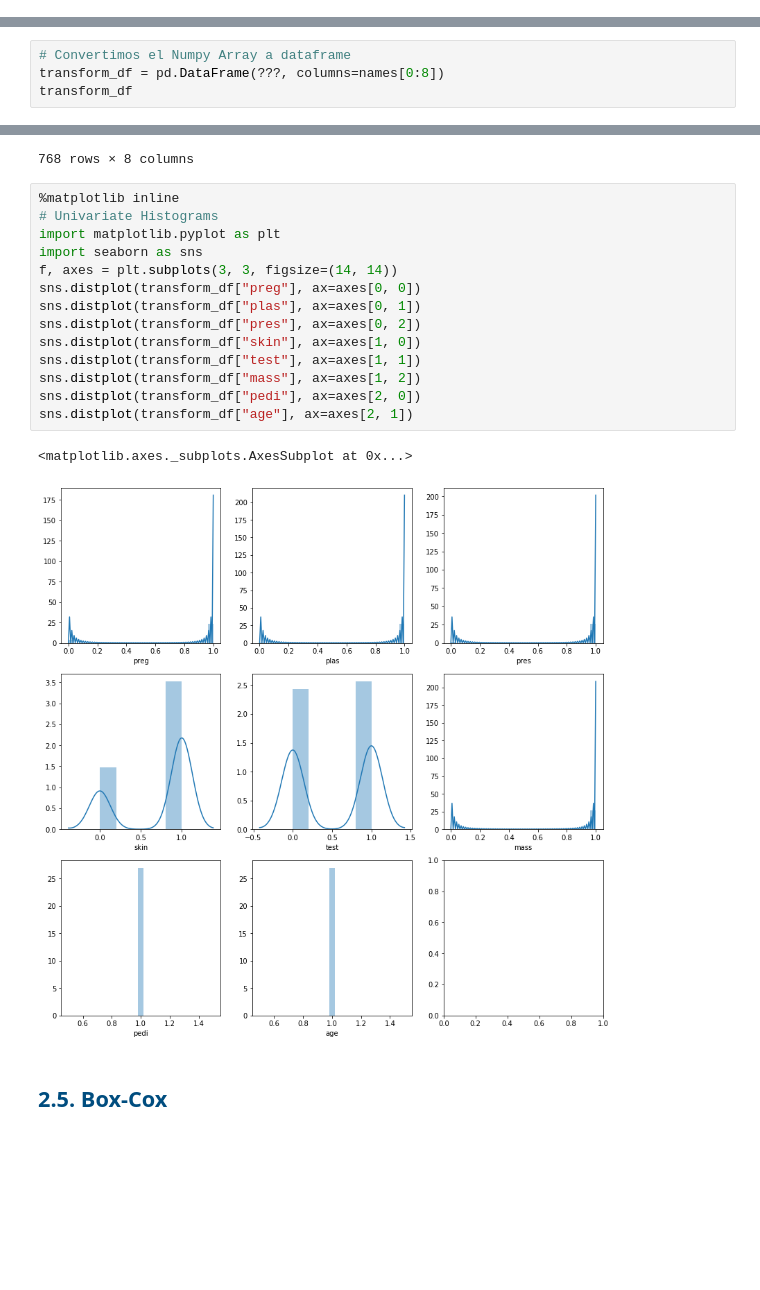
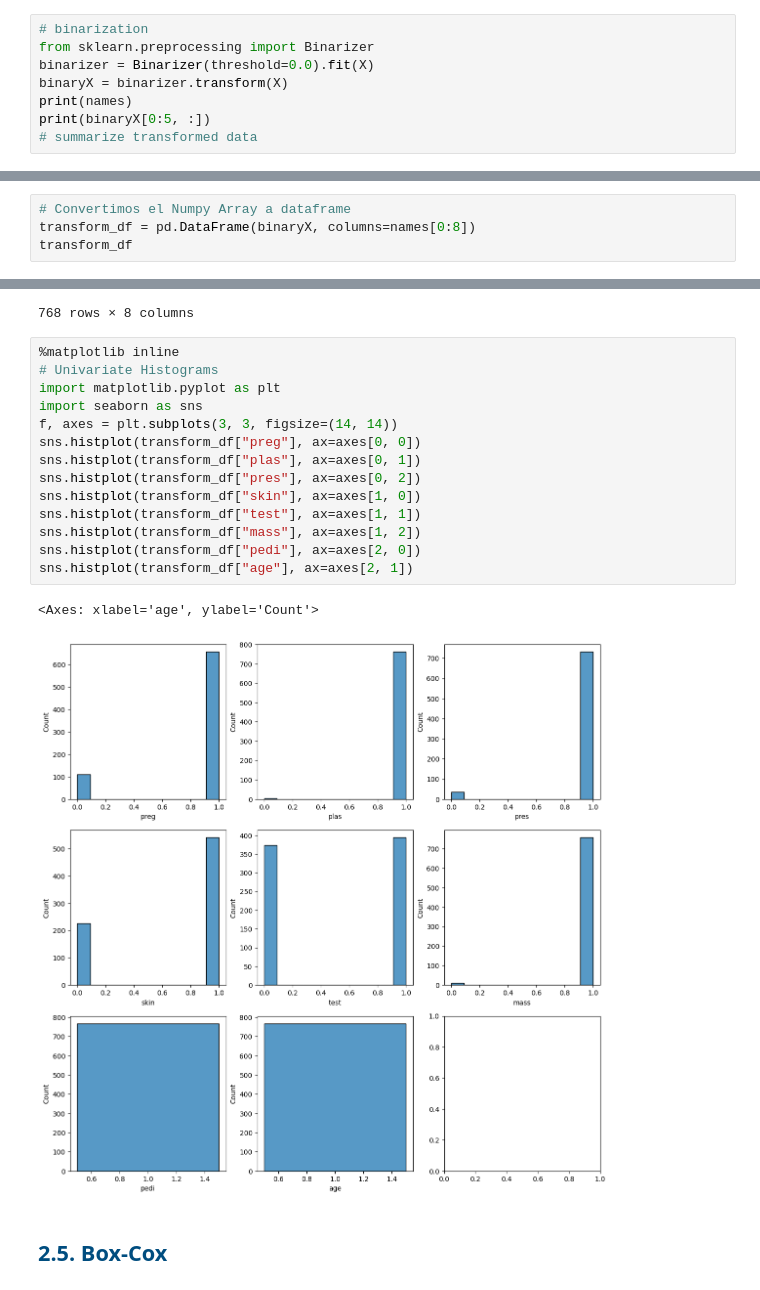
Before and after one commit to oscargbocanegra/learning, a Jupyter notebook: MachineLearning/udemy-machine-learning-con-python/Notebooks/3.2. Transformación de datos.ipynb, the cells around one changed output, grey strips where cells are left out. Saved outputs shown, nothing was run; the diff lists cells and outputs as text; blank space fills up the shorter version.

```diff
--- a/MachineLearning/udemy-machine-learning-con-python/Notebooks/3.2. Transformación de datos.ipynb
+++ b/MachineLearning/udemy-machine-learning-con-python/Notebooks/3.2. Transformación de datos.ipynb
@@ -252,0 +241,8 @@ Puede crear nuevos atributos binarios en Python usando la clase [Binarizer](http
+# %%
+# binarization
+from sklearn.preprocessing import Binarizer
+binarizer = Binarizer(threshold=0.0).fit(X)
+binaryX = binarizer.transform(X)
+print(names)
+print(binaryX[0:5, :])
+# summarize transformed data
@@ -253,6 +256,6 @@ Puede crear nuevos atributos binarios en Python usando la clase [Binarizer](http
 # %%
 # Convertimos el Numpy Array a dataframe
-transform_df = pd.DataFrame(???, columns=names[0:8])
+transform_df = pd.DataFrame(binaryX, columns=names[0:8])
 transform_df
 # %% [output]
 |  | preg | plas | pres | skin | test | mass | pedi | age |
@@ -271,20 +274,20 @@ transform_df
 # %%
 %matplotlib inline
 # Univariate Histograms
 import matplotlib.pyplot as plt
 import seaborn as sns
 f, axes = plt.subplots(3, 3, figsize=(14, 14))
-sns.distplot(transform_df["preg"], ax=axes[0, 0])
-sns.distplot(transform_df["plas"], ax=axes[0, 1])
-sns.distplot(transform_df["pres"], ax=axes[0, 2])
-sns.distplot(transform_df["skin"], ax=axes[1, 0])
-sns.distplot(transform_df["test"], ax=axes[1, 1])
-sns.distplot(transform_df["mass"], ax=axes[1, 2])
-sns.distplot(transform_df["pedi"], ax=axes[2, 0])
-sns.distplot(transform_df["age"], ax=axes[2, 1])
+sns.histplot(transform_df["preg"], ax=axes[0, 0])
+sns.histplot(transform_df["plas"], ax=axes[0, 1])
+sns.histplot(transform_df["pres"], ax=axes[0, 2])
+sns.histplot(transform_df["skin"], ax=axes[1, 0])
+sns.histplot(transform_df["test"], ax=axes[1, 1])
+sns.histplot(transform_df["mass"], ax=axes[1, 2])
+sns.histplot(transform_df["pedi"], ax=axes[2, 0])
+sns.histplot(transform_df["age"], ax=axes[2, 1])
 # %% [output]
-<matplotlib.axes._subplots.AxesSubplot at 0x...>
+<Axes: xlabel='age', ylabel='Count'>
-[figure, old version]
+[figure, new version]
 # %% [markdown]
 <a id="section25"></a>
 ## <font color="#004D7F"> 2.5. Box-Cox</font>
```
Also changed, not shown: parts of 3 cells of this notebook.
